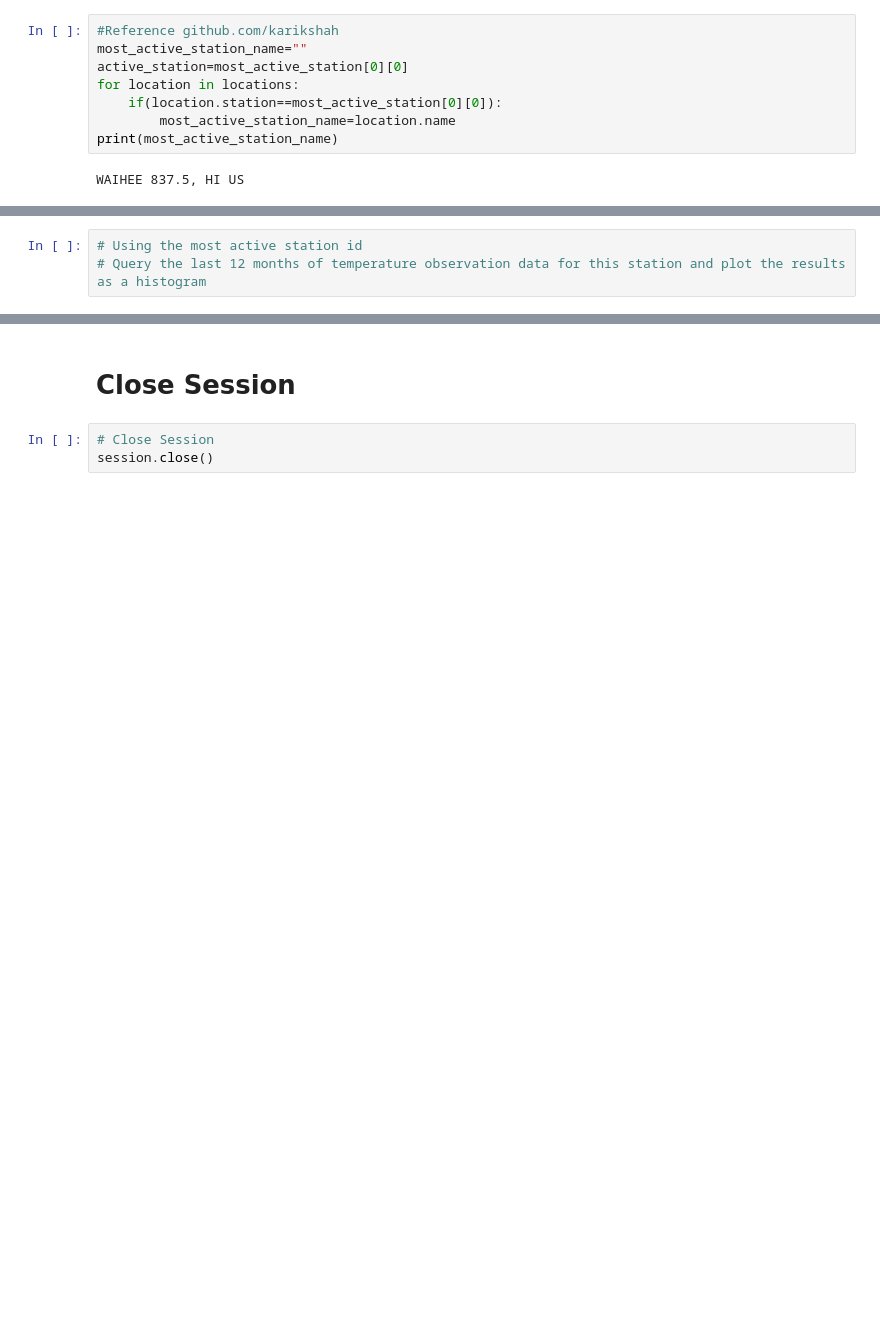
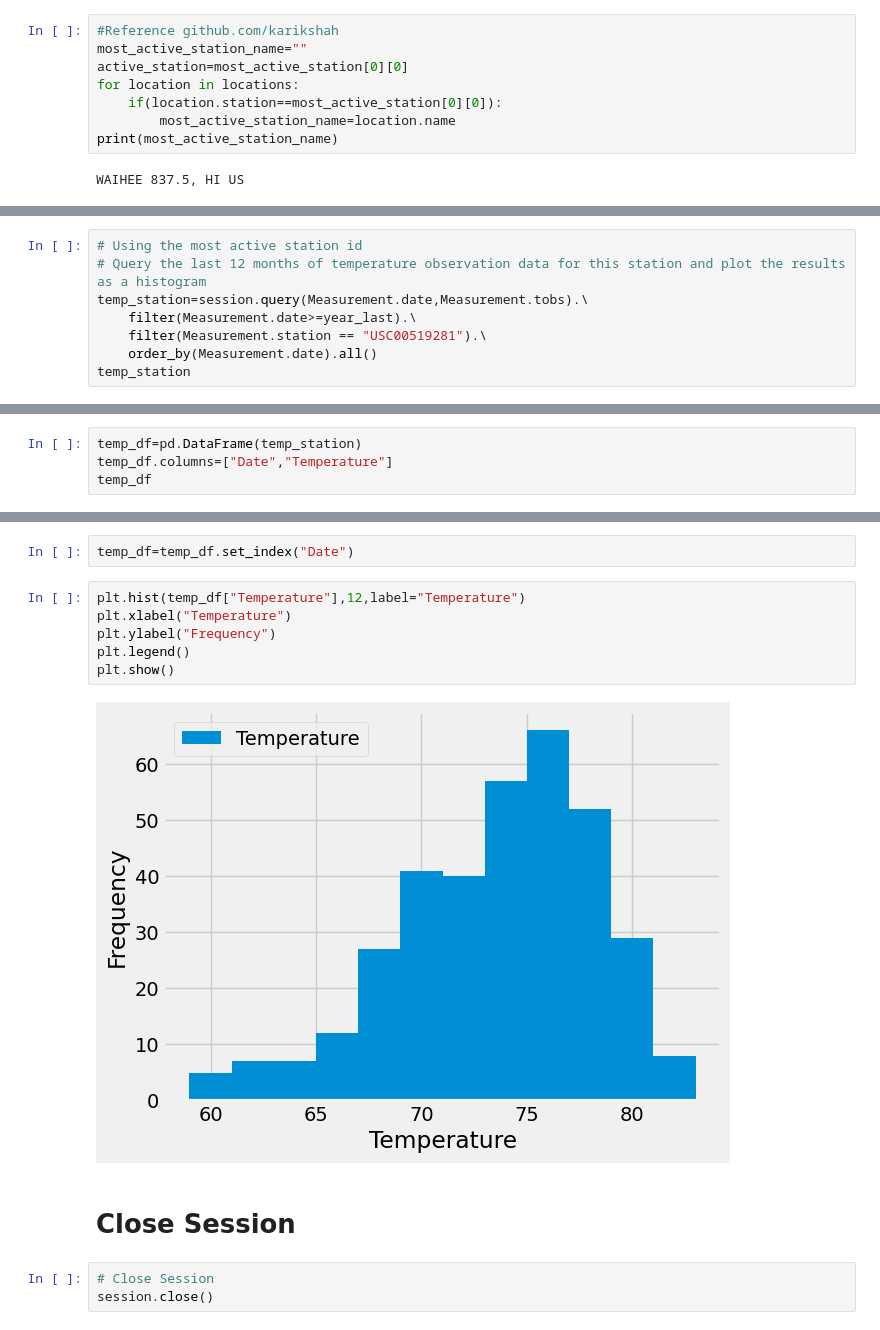
Before and after one commit to muhkashiff/sqlalchemy-challenge, a Jupyter notebook: Surfsup/climate_starter.ipynb, the cells around one changed output, grey strips where cells are left out. Saved outputs shown, nothing was run; the diff lists cells and outputs as text; blank space fills up the shorter version.

```diff
--- a/Surfsup/climate_starter.ipynb
+++ b/Surfsup/climate_starter.ipynb
@@ -193,4 +229,9 @@ WAIHEE 837.5, HI US
 # %%
 # Using the most active station id
 # Query the last 12 months of temperature observation data for this station and plot the results as a histogram
+temp_station=session.query(Measurement.date,Measurement.tobs).\
+    filter(Measurement.date>=year_last).\
+    filter(Measurement.station == "USC00519281").\
+    order_by(Measurement.date).all()
+temp_station
 # %% [output]
@@ -198,0 +255,4 @@ Text(0.5, 4.183333333333314, 'Temperature')
+# %%
+temp_df=pd.DataFrame(temp_station)
+temp_df.columns=["Date","Temperature"]
+temp_df
@@ -199,3 +289,13 @@ Text(0.5, 4.183333333333314, 'Temperature')
+# %%
+temp_df=temp_df.set_index("Date")
+# %%
+plt.hist(temp_df["Temperature"],12,label="Temperature")
+plt.xlabel("Temperature")
+plt.ylabel("Frequency")
+plt.legend()
+plt.show()
+# %% [output]
+[figure, added]
 # %% [markdown]
 # Close Session
 # %%
```
Also changed, not shown: parts of 6 cells of this notebook, 1 other file.
